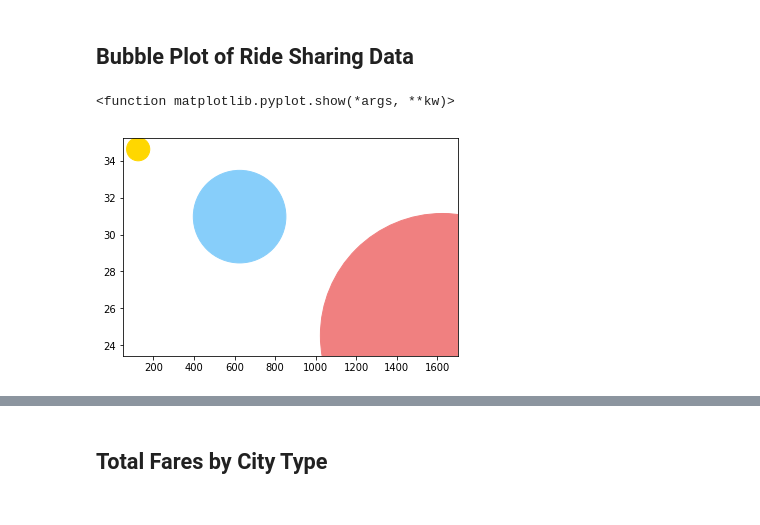
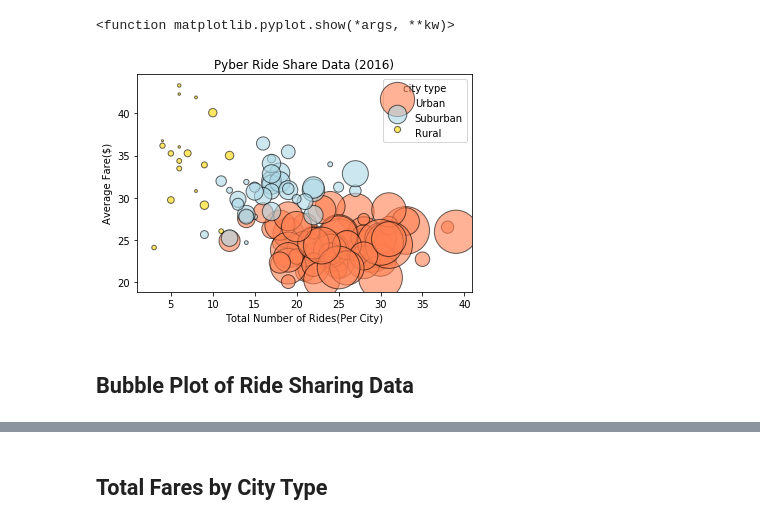
Before and after one commit to licia858/Matplotlib, a Jupyter notebook: Instructions/Pyber/pyber_starter.ipynb, the cells around one changed output, grey strips where cells are left out. Cells and saved outputs as stored; diff of their text form; code cells hidden in the pictures.

```diff
--- a/Instructions/Pyber/pyber_starter.ipynb
+++ b/Instructions/Pyber/pyber_starter.ipynb
@@ -36,0 +68,13 @@ Name: city, dtype: int64
+# %%
+#Group each city type
+Urbantype = 'Urban'
+justUrban = data_df.loc[Urbantype]
+justUrban
+
+Suburbantype = 'Suburban'
+justSuburban = data_df.loc[Suburbantype]
+justSuburban
+
+Ruraltype = 'Rural'
+justRural = data_df.loc[Ruraltype]
+justRural
@@ -37,22 +100,32 @@ Name: city, dtype: int64
+# %%
+# Obtain the x and y coordinates for each of the three city types
+
+
+
+#for color in city
+colors = ['Gold', 'LightSkyBlue', 'LightCoral']
+
+# Build the scatter plots for each city types
+plt.scatter(justUrban['citycount'], justUrban['fare'], justUrban['driver_count'], color='coral', marker='o', alpha=.6, edgecolor='black')
+plt.scatter(justSuburban['citycount'], justSuburban['fare'], justSuburban['driver_count'], color='lightblue', marker='o', alpha=.6, edgecolor='black')
+plt.scatter(justRural['citycount'], justRural['fare'], justRural['driver_count'], color='gold', marker='o', alpha=.6, edgecolor='black')
+
+# Incorporate the other graph properties
+plt.ylabel('Average Fare($)')
+plt.xlabel('Total Number of Rides(Per City)')
+plt.title('Pyber Ride Share Data (2016)')
+# Create a legend
+plt.legend(['Urban', 'Suburban', 'Rural'], loc='best', title='city type', scatteryoffsets=[1])
+
+# Incorporate a text label regarding circle size
+
+
+plt.show
+
+
+# Save Figure
+# %% [output]
+<function matplotlib.pyplot.show(*args, **kw)>
+[figure, added]
 # %% [markdown]
 ## Bubble Plot of Ride Sharing Data
-# %%
-# Obtain the x and y coordinates for each of the three city types
-
-#for color in city
-colors = ['Gold', 'LightSkyBlue', 'LightCoral']
-
-# Build the scatter plots for each city types
-plt.scatter(x_axis, y_axis, s_axis, marker='o', c=colors)
-
-# Incorporate the other graph properties
-
-# Create a legend
-
-# Incorporate a text label regarding circle size
-
-# Save Figure
-plt.show
-# %% [output]
-<function matplotlib.pyplot.show(*args, **kw)>
-[figure, removed]
```
Also changed, not shown: parts of 10 cells of this notebook.
